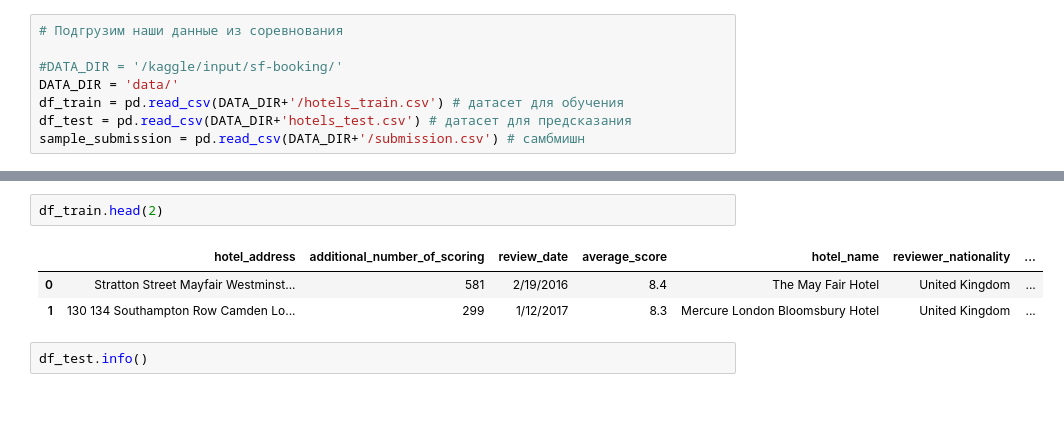
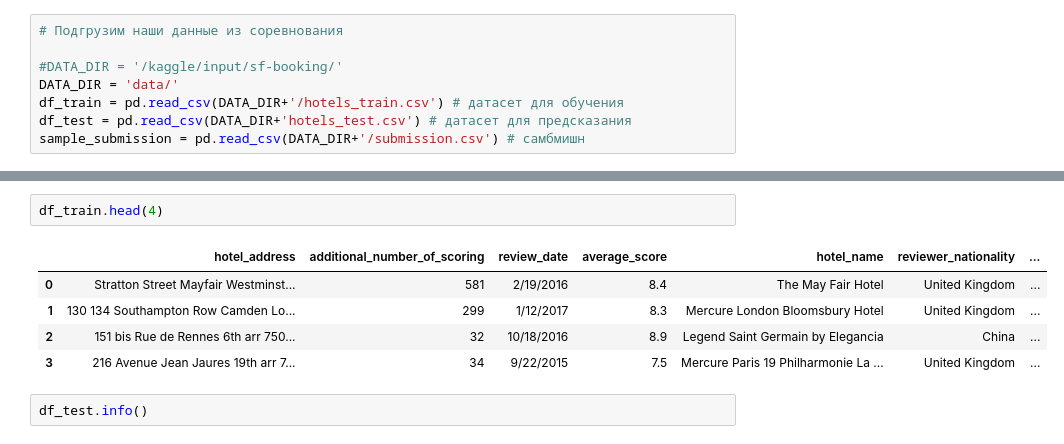
Before and after one commit to vokhmianin-da/Project-3-Holels-for-Kaggle, a Jupyter notebook: Project 3 Hotels.ipynb, the cells around one changed output, grey strips where cells are left out. Cells and saved outputs as stored; diff of their text form; blank space fills up the shorter version.

```diff
--- a/Project 3 Hotels.ipynb
+++ b/Project 3 Hotels.ipynb
@@ -66,11 +66,13 @@ Data columns (total 17 columns):
 dtypes: float64(4), int64(5), object(8)
 memory usage: 50.2+ MB
 # %%
-df_train.head(2)
+df_train.head(4)
 # %% [output]
 |  | hotel_address | additional_number_of_scoring | review_date | average_score | hotel_name | reviewer_nationality | ... |
 | 0 | Stratton Street Mayfair Westminst... | 581 | 2/19/2016 | 8.4 | The May Fair Hotel | United Kingdom | ... |
 | 1 | 130 134 Southampton Row Camden Lo... | 299 | 1/12/2017 | 8.3 | Mercure London Bloomsbury Hotel | United Kingdom | ... |
+| 2 | 151 bis Rue de Rennes 6th arr 750... | 32 | 10/18/2016 | 8.9 | Legend Saint Germain by Elegancia | China | ... |
+| 3 | 216 Avenue Jean Jaures 19th arr 7... | 34 | 9/22/2015 | 7.5 | Mercure Paris 19 Philharmonie La ... | United Kingdom | ... |
 # %%
 df_test.info()
 # %% [output]
```
Also changed, not shown: parts of 34 cells of this notebook.
